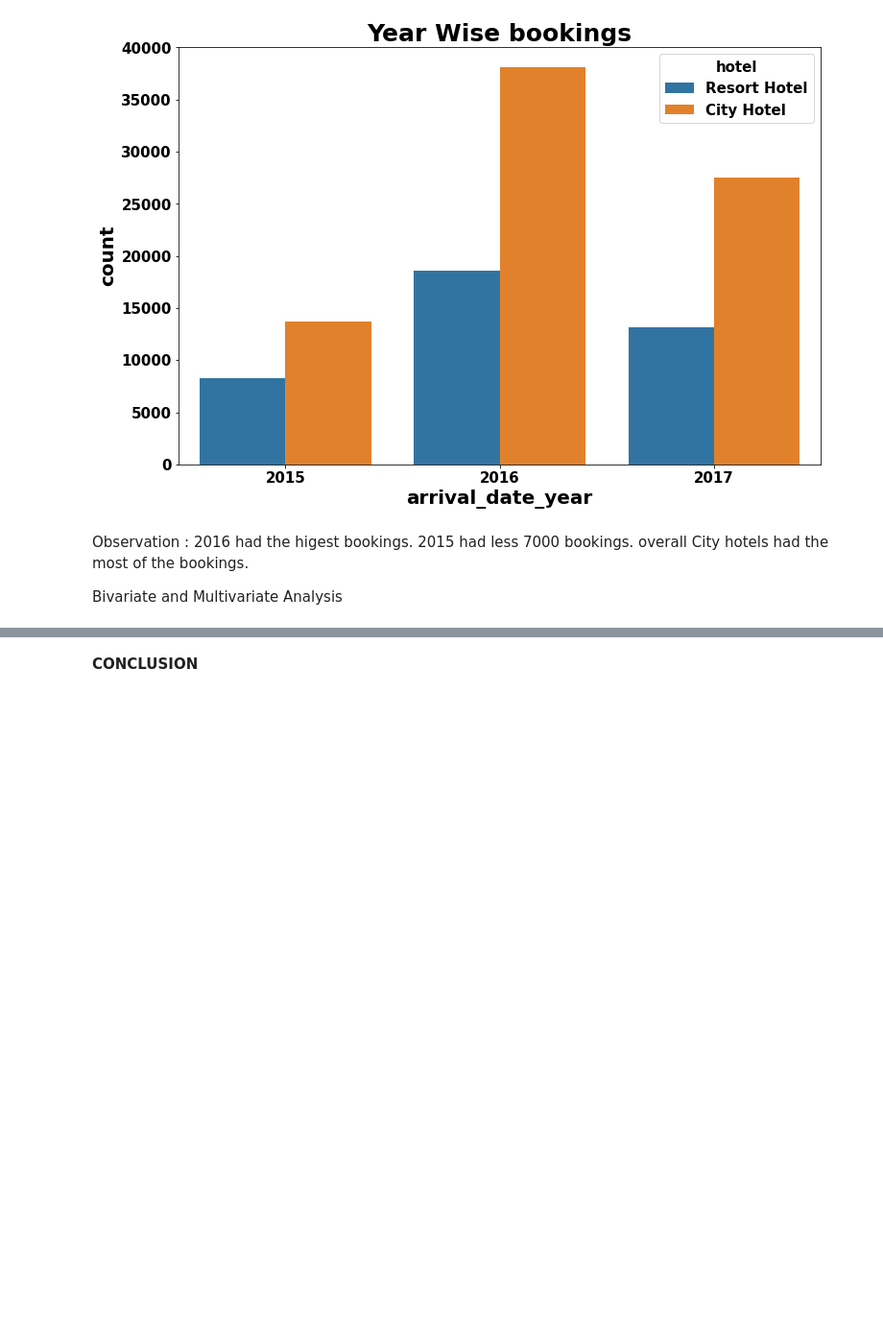
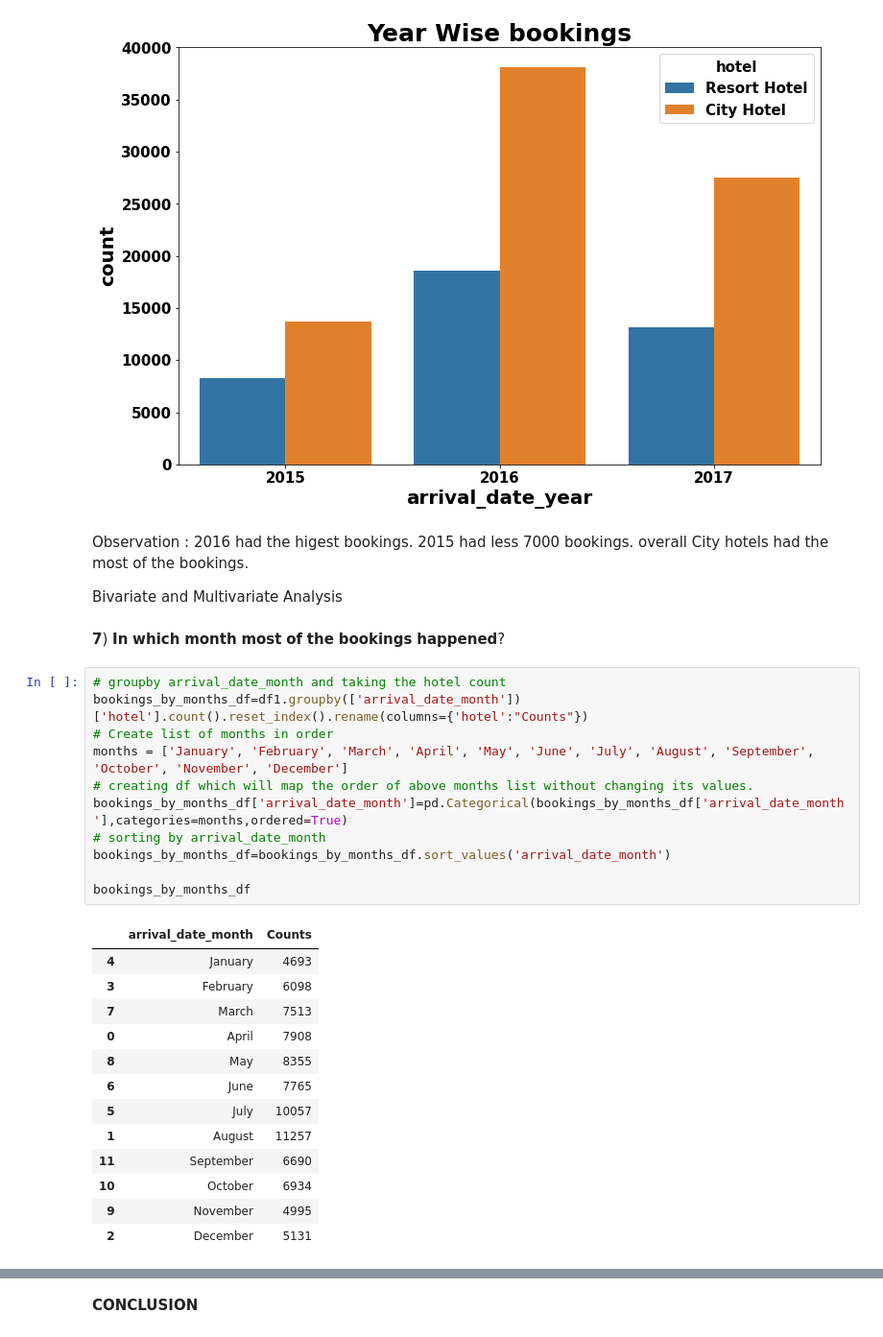
Before and after one commit to Mona1804/mona, a Jupyter notebook: my_hotel_data_analysis.ipynb, the cells around one changed output, grey strips where cells are left out. Shown: that part at 96% size. Drawn from its saved outputs; the diff is of its cells as text; blank space fills up the shorter version.

```diff
--- a/my_hotel_data_analysis.ipynb
+++ b/my_hotel_data_analysis.ipynb
@@ -450,3 +450,30 @@ overall City hotels had the most of the bookings.
 
 
 Bivariate and Multivariate Analysis
+# %% [markdown]
+**7**) **In** **which** **month** **most** **of** **the** **bookings** **happened**?
+# %%
+# groupby arrival_date_month and taking the hotel count
+bookings_by_months_df=df1.groupby(['arrival_date_month'])['hotel'].count().reset_index().rename(columns={'hotel':"Counts"})
+# Create list of months in order
+months = ['January', 'February', 'March', 'April', 'May', 'June', 'July', 'August', 'September', 'October', 'November', 'December']
+# creating df which will map the order of above months list without changing its values.
+bookings_by_months_df['arrival_date_month']=pd.Categorical(bookings_by_months_df['arrival_date_month'],categories=months,ordered=True)
+# sorting by arrival_date_month
+bookings_by_months_df=bookings_by_months_df.sort_values('arrival_date_month')
+
+bookings_by_months_df
+# %% [output]
+|  | arrival_date_month | Counts |
+| 4 | January | 4693 |
+| 3 | February | 6098 |
+| 7 | March | 7513 |
+| 0 | April | 7908 |
+| 8 | May | 8355 |
+| 6 | June | 7765 |
+| 5 | July | 10057 |
+| 1 | August | 11257 |
+| 11 | September | 6690 |
+| 10 | October | 6934 |
+| 9 | November | 4995 |
+| 2 | December | 5131 |
```
Also changed, not shown: parts of 6 cells of this notebook.
